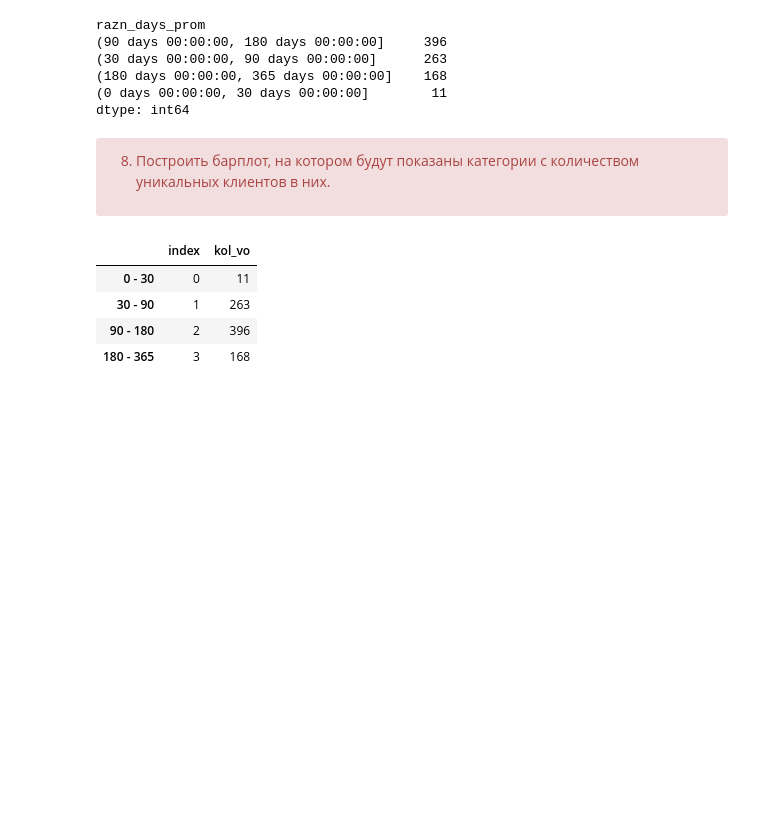
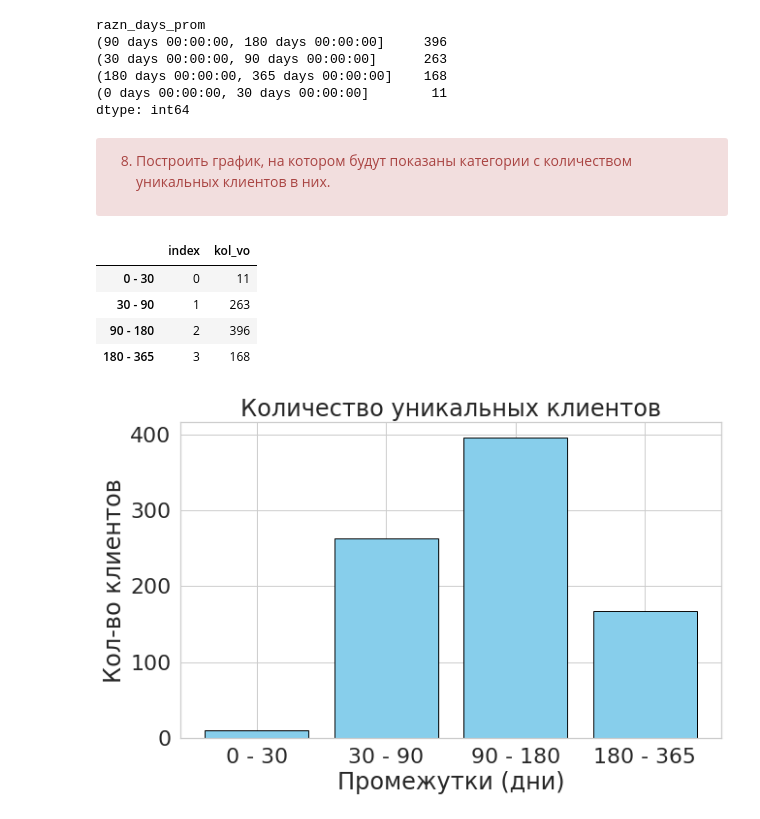
Before and after one commit to ASemenova0106/Reklama, a Jupyter notebook: Lesson 6-reklama.ipynb, the cells around one changed output. Saved outputs shown, nothing was run; the diff lists cells and outputs as text; code cells hidden in the pictures; blank space fills up the shorter version.

```diff
--- a/Lesson 6-reklama.ipynb
+++ b/Lesson 6-reklama.ipynb
@@ -384,7 +384,7 @@ dtype: int64
 <div class="alert alert-block alert-danger"
 <b>
 
-8. Построить барплот, на котором будут показаны категории с количеством уникальных клиентов в них.
+8. Построить график, на котором будут показаны категории с количеством уникальных клиентов в них.
 </b>
 </div>
 # %%
@@ -398,6 +398,20 @@ prom
 | 30 - 90 | 1 | 263 |
 | 90 - 180 | 2 | 396 |
 | 180 - 365 | 3 | 168 |
+# %%
+plt.figure(figsize=(10, 6))
+plt.bar(prom.index, prom.kol_vo, width=0.8, color='skyblue', edgecolor='black')
+
+# Добавляем подписи к осям
+plt.xlabel('Промежутки (дни)')
+plt.ylabel('Кол-во клиентов')
+plt.title('Количество уникальных клиентов')
+
+plt.grid(True)  # Добавляем сетку на график
+
+plt.show()
+# %% [output]
+[figure, added]
 # %%
 px.bar(x=prom.index, y=prom.kol_vo, text=prom.kol_vo)
 # %% [output]
```
Also changed, not shown: parts of 2 cells of this notebook.
